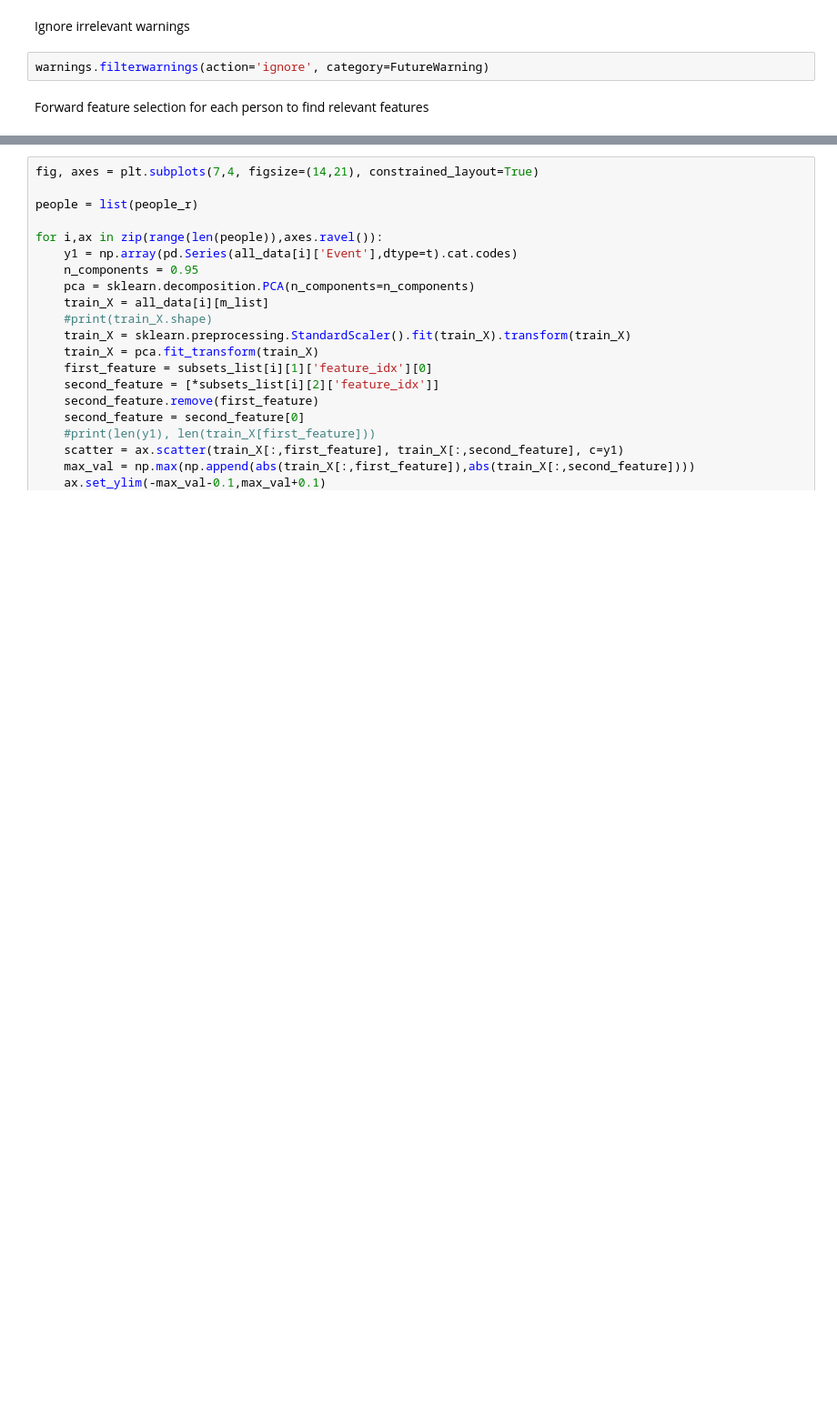
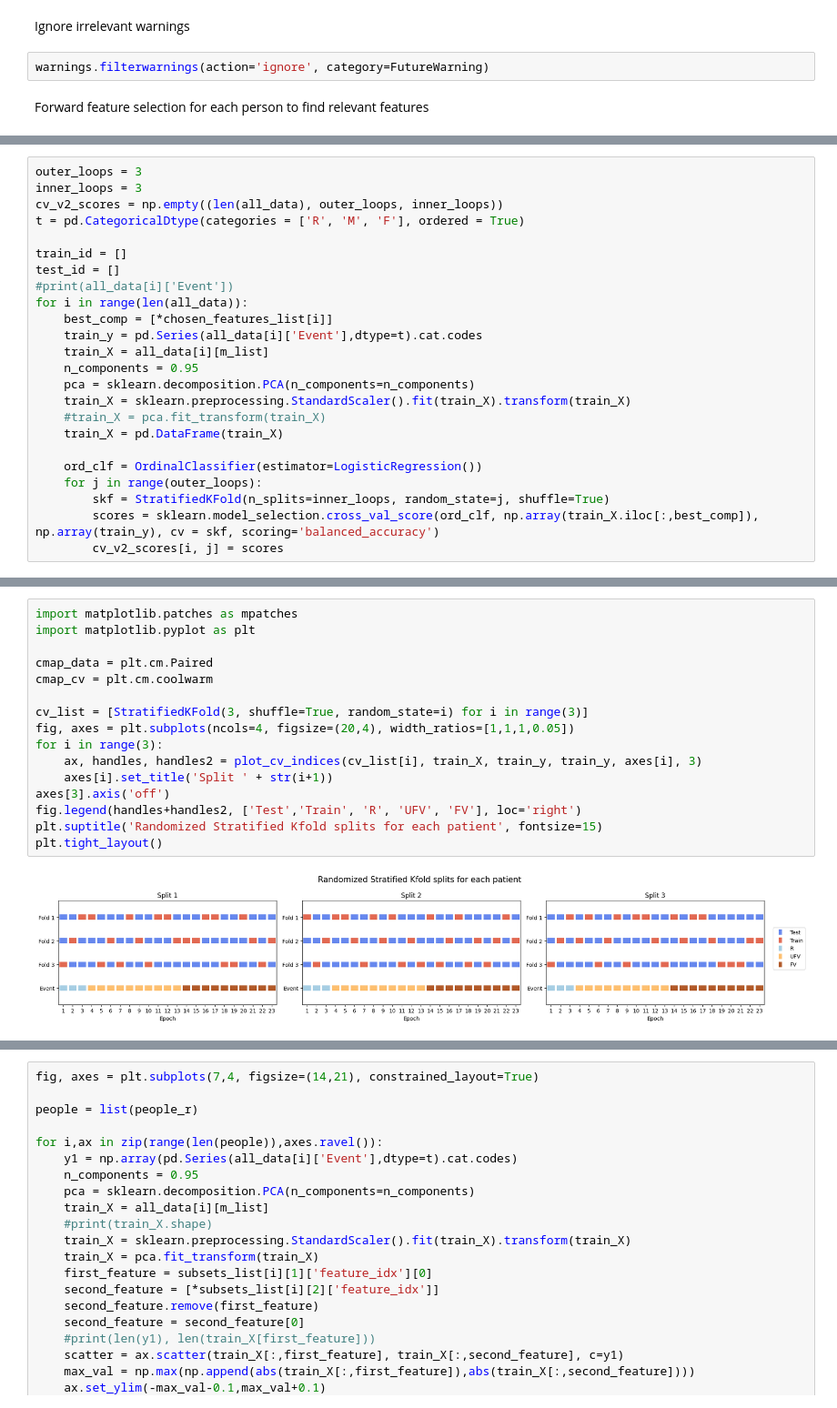
Before and after one commit to cdhvilsted/Bachelor_project_2024, a Jupyter notebook: cross_val_pipeline_individual_classification.ipynb, the cells around one changed output, grey strips where cells are left out. Shown at 91% size. Saved outputs shown, nothing was run; the diff lists cells and outputs as text; blank space fills up the shorter version.

```diff
--- a/cross_val_pipeline_individual_classification.ipynb
+++ b/cross_val_pipeline_individual_classification.ipynb
@@ -107,0 +101,24 @@ for i in range(len(subsets_list)):
+# %%
+outer_loops = 3
+inner_loops = 3
+cv_v2_scores = np.empty((len(all_data), outer_loops, inner_loops))
+t = pd.CategoricalDtype(categories = ['R', 'M', 'F'], ordered = True)
+
+train_id = []
+test_id = []
+#print(all_data[i]['Event'])
+for i in range(len(all_data)):
+    best_comp = [*chosen_features_list[i]]
+    train_y = pd.Series(all_data[i]['Event'],dtype=t).cat.codes
+    train_X = all_data[i][m_list]
+    n_components = 0.95
+    pca = sklearn.decomposition.PCA(n_components=n_components)
+    train_X = sklearn.preprocessing.StandardScaler().fit(train_X).transform(train_X)
+    #train_X = pca.fit_transform(train_X)
+    train_X = pd.DataFrame(train_X)
+
+    ord_clf = OrdinalClassifier(estimator=LogisticRegression())
+    for j in range(outer_loops):
+        skf = StratifiedKFold(n_splits=inner_loops, random_state=j, shuffle=True)
+        scores = sklearn.model_selection.cross_val_score(ord_clf, np.array(train_X.iloc[:,best_comp]), np.array(train_y), cv = skf, scoring='balanced_accuracy')
+        cv_v2_scores[i, j] = scores
@@ -107,0 +196,18 @@ for i in range(len(subsets_list)):
+# %%
+import matplotlib.patches as mpatches
+import matplotlib.pyplot as plt
+
+cmap_data = plt.cm.Paired
+cmap_cv = plt.cm.coolwarm
+
+cv_list = [StratifiedKFold(3, shuffle=True, random_state=i) for i in range(3)]
+fig, axes = plt.subplots(ncols=4, figsize=(20,4), width_ratios=[1,1,1,0.05])
+for i in range(3):
+    ax, handles, handles2 = plot_cv_indices(cv_list[i], train_X, train_y, train_y, axes[i], 3)
+    axes[i].set_title('Split ' + str(i+1))
+axes[3].axis('off')
+fig.legend(handles+handles2, ['Test','Train', 'R', 'UFV', 'FV'], loc='right')
+plt.suptitle('Randomized Stratified Kfold splits for each patient', fontsize=15)
+plt.tight_layout()
+# %% [output]
+[figure, added]
```
Also changed, not shown: parts of 27 cells of this notebook.
